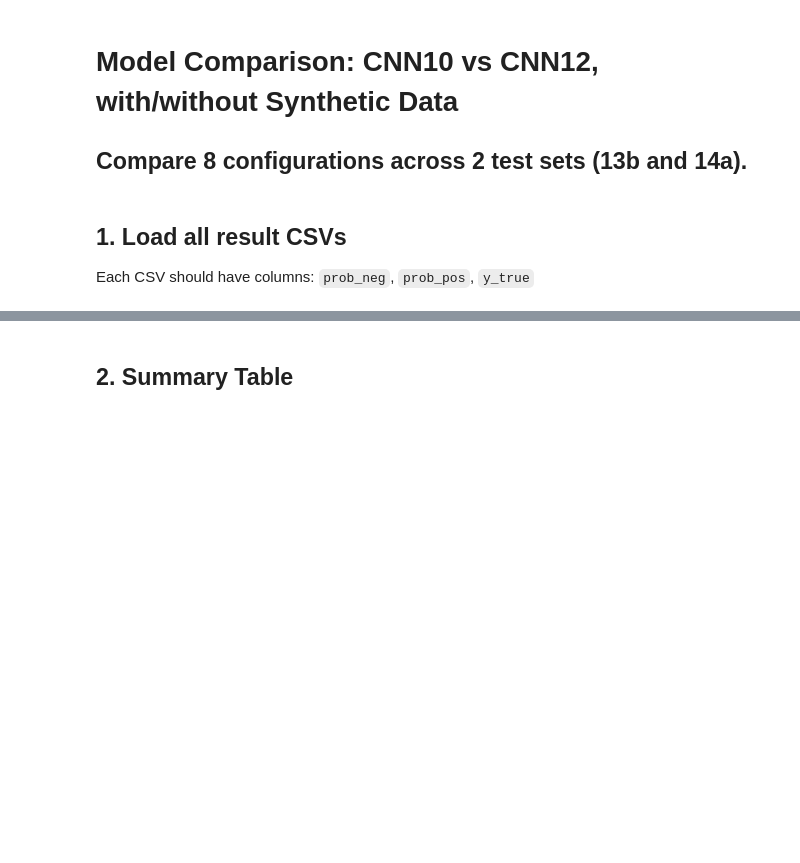
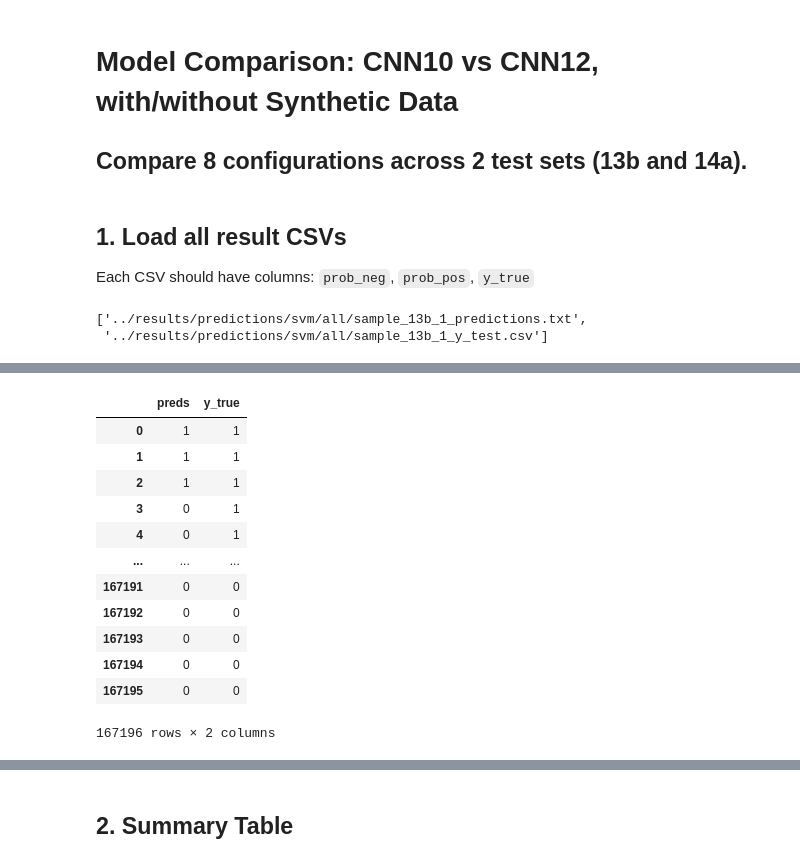
Before and after one commit to UtrechtUniversity/animal-sounds, a Jupyter notebook: output/notebooks/model_comparison.ipynb, the cells around one changed output, grey strips where cells are left out. Saved outputs shown, nothing was run; the diff lists cells and outputs as text; code cells hidden in the pictures; blank space fills up the shorter version.

```diff
--- a/output/notebooks/model_comparison.ipynb
+++ b/output/notebooks/model_comparison.ipynb
@@ -26,45 +30,38 @@ experiments = {
 }
+# %%
+experiments['SVM + synth / 13b']
+# %% [output]
+['../results/predictions/svm/all/sample_13b_1_predictions.txt',
+ '../results/predictions/svm/all/sample_13b_1_y_test.csv']
 # %%
-THRESHOLD = 0.5
+from numpy import loadtxt
 
-results = []
-raw_data = {}
+def read_preds(pred_file):
+    preds = pd.read_csv(pred_file, header=None)
+    print(f"Loaded {len(preds)} predictions from {pred_file} of type {type(preds)} and shape {preds.shape}")
+    print(f"Missing values in preds: {preds.isna().sum()}")
+    return preds
 
-for name, path in experiments.items():
-    df = pd.read_csv(path)
-    prob_pos = df["prob_pos"].values
-    y_true = df["y_true"].values
-    preds = (prob_pos >= THRESHOLD).astype(int)
+def read_true(true_file):
+    y_true = pd.read_csv(true_file, header=0)
+    print(f"Loaded {len(y_true)} true labels from {true_file} of type {type(y_true)} and shape {y_true.shape}")
+    print(f"Missing values in y_true: {y_true.isna().sum()}")
+    print(f"First value in y_true: {y_true.iloc[0]}")
+    return y_true
 
-    # parse experiment name
-    parts = name.split(" / ")
-    config = parts[0]
-    test_set = parts[1]
-    model = "CNN10" if "CNN10" in config else "CNN12"
-    synthetic = "Yes" if "+ synth" in config else "No"
+def load_svm_predictions(path):
+    """
+    Combines the SVM predictions and probabilities into a single dataframe with columns 'y_true' and 'preds'.
+    """
+    df = pd.DataFrame.join(
+        read_preds(path[0]), read_true(path[1]))
+    df.rename(columns={0: "preds", "label_1": "y_true"}, inplace=True)
+    df['preds'] = df['preds'].map({'background': 0, 'chimpanze': 1})
+    df['y_true'] = df['y_true'].map({'background': 0, 'chimpanze': 1})
 
-    row = {
-        "experiment": name,
-        "model": model,
-        "synthetic": synthetic,
-        "test_set": test_set,
-        "n_files": len(df),
-        "n_positive": int((y_true == 1).sum()),
-        "n_negative": int((y_true == 0).sum()),
-        "precision": precision_score(y_true, preds, pos_label=1, zero_division=0),
-        "recall": recall_score(y_true, preds, pos_label=1, zero_division=0),
-        "f1": f1_score(y_true, preds, pos_label=1, zero_division=0),
-        "precision-macro": precision_score(y_true, preds, pos_label=1, zero_division=0, average="macro"),
-        "recall-macro": recall_score(y_true, preds, pos_label=1, zero_division=0, average="macro"),
-        "f1-macro": f1_score(y_true, preds, pos_label=1, zero_division=0, average="macro"),
-        "accuracy": accuracy_score(y_true, preds),
-        "auc": roc_auc_score(y_true, prob_pos) if len(np.unique(y_true)) > 1 else np.nan,
-    }
+    return df
 
 
-    results.append(row)
-    raw_data[name] = {"prob_pos": prob_pos, "y_true": y_true}
-
-results_df = pd.DataFrame(results)
-print(f"Loaded {len(results)} experiments")
+df = load_svm_predictions(experiments['SVM + synth / 13b'])
+df
 # %% [output]
@@ -71,0 +76,13 @@ Loaded 8 experiments
+|  | preds | y_true |
+| 0 | 1 | 1 |
+| 1 | 1 | 1 |
+| 2 | 1 | 1 |
+| 3 | 0 | 1 |
+| 4 | 0 | 1 |
+| ... | ... | ... |
+| 167191 | 0 | 0 |
+| 167192 | 0 | 0 |
+| 167193 | 0 | 0 |
+| 167194 | 0 | 0 |
+| 167195 | 0 | 0 |
+167196 rows × 2 columns
```
Also changed, not shown: parts of 8 cells of this notebook, 42 other files.
